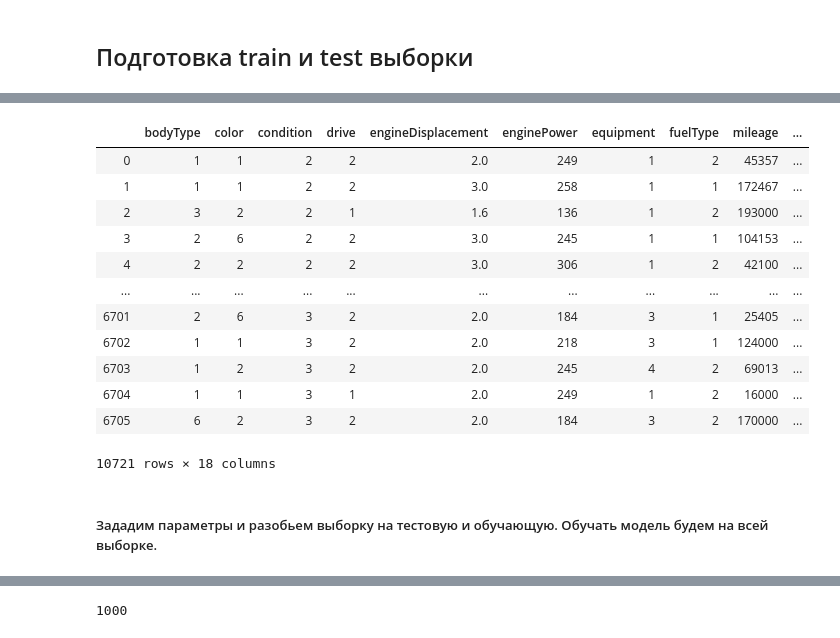
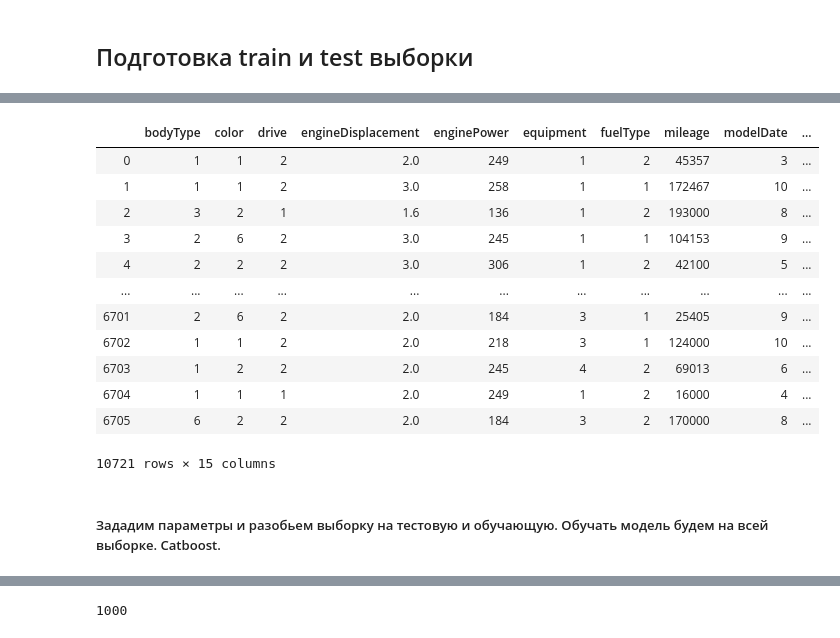
Before and after one commit to tatianazhemantseva/Car-price-prediction, a Jupyter notebook: project_BMW.ipynb, the cells around one changed output, grey strips where cells are left out. Drawn from its saved outputs; the diff is of its cells as text; code cells hidden in the pictures.

```diff
--- a/project_BMW.ipynb
+++ b/project_BMW.ipynb
@@ -932,22 +942,22 @@ df2
 | 3835 | 1 | 4 | 2 | 10 | 528i | 4 | 7 | 1 | ... |
 | 3836 | 2 | 1 | 2 | 12 | 50i | 5 | 9 | 1 | ... |
 3837 rows × 15 columns
-# %%
-ca
-# %% [output]
-|  | bodyType | color | condition | drive | engineDisplacement | enginePower | equipment | fuelType | mileage | ... |
-| 0 | 1 | 1 | 2 | 2 | 2.0 | 249 | 1 | 2 | 45357 | ... |
-| 1 | 1 | 1 | 2 | 2 | 3.0 | 258 | 1 | 1 | 172467 | ... |
-| 2 | 3 | 2 | 2 | 1 | 1.6 | 136 | 1 | 2 | 193000 | ... |
-| 3 | 2 | 6 | 2 | 2 | 3.0 | 245 | 1 | 1 | 104153 | ... |
-| 4 | 2 | 2 | 2 | 2 | 3.0 | 306 | 1 | 2 | 42100 | ... |
-| ... | ... | ... | ... | ... | ... | ... | ... | ... | ... | ... |
-| 6701 | 2 | 6 | 3 | 2 | 2.0 | 184 | 3 | 1 | 25405 | ... |
-| 6702 | 1 | 1 | 3 | 2 | 2.0 | 218 | 3 | 1 | 124000 | ... |
-| 6703 | 1 | 2 | 3 | 2 | 2.0 | 245 | 4 | 2 | 69013 | ... |
-| 6704 | 1 | 1 | 3 | 1 | 2.0 | 249 | 1 | 2 | 16000 | ... |
-| 6705 | 6 | 2 | 3 | 2 | 2.0 | 184 | 3 | 2 | 170000 | ... |
-10721 rows × 18 columns
+# %%
+X
+# %% [output]
+|  | bodyType | color | drive | engineDisplacement | enginePower | equipment | fuelType | mileage | modelDate | ... |
+| 0 | 1 | 1 | 2 | 2.0 | 249 | 1 | 2 | 45357 | 3 | ... |
+| 1 | 1 | 1 | 2 | 3.0 | 258 | 1 | 1 | 172467 | 10 | ... |
+| 2 | 3 | 2 | 1 | 1.6 | 136 | 1 | 2 | 193000 | 8 | ... |
+| 3 | 2 | 6 | 2 | 3.0 | 245 | 1 | 1 | 104153 | 9 | ... |
+| 4 | 2 | 2 | 2 | 3.0 | 306 | 1 | 2 | 42100 | 5 | ... |
+| ... | ... | ... | ... | ... | ... | ... | ... | ... | ... | ... |
+| 6701 | 2 | 6 | 2 | 2.0 | 184 | 3 | 1 | 25405 | 9 | ... |
+| 6702 | 1 | 1 | 2 | 2.0 | 218 | 3 | 1 | 124000 | 10 | ... |
+| 6703 | 1 | 2 | 2 | 2.0 | 245 | 4 | 2 | 69013 | 6 | ... |
+| 6704 | 1 | 1 | 1 | 2.0 | 249 | 1 | 2 | 16000 | 4 | ... |
+| 6705 | 6 | 2 | 2 | 2.0 | 184 | 3 | 2 | 170000 | 8 | ... |
+10721 rows × 15 columns
 # %% [markdown]
-##### Зададим параметры и разобьем выборку на тестовую и обучающую. Обучать модель будем на всей выборке.
+##### Зададим параметры и разобьем выборку на тестовую и обучающую. Обучать модель будем на всей выборке. Catboost.
 # %%
```
Also changed, not shown: parts of 43 cells of this notebook.
